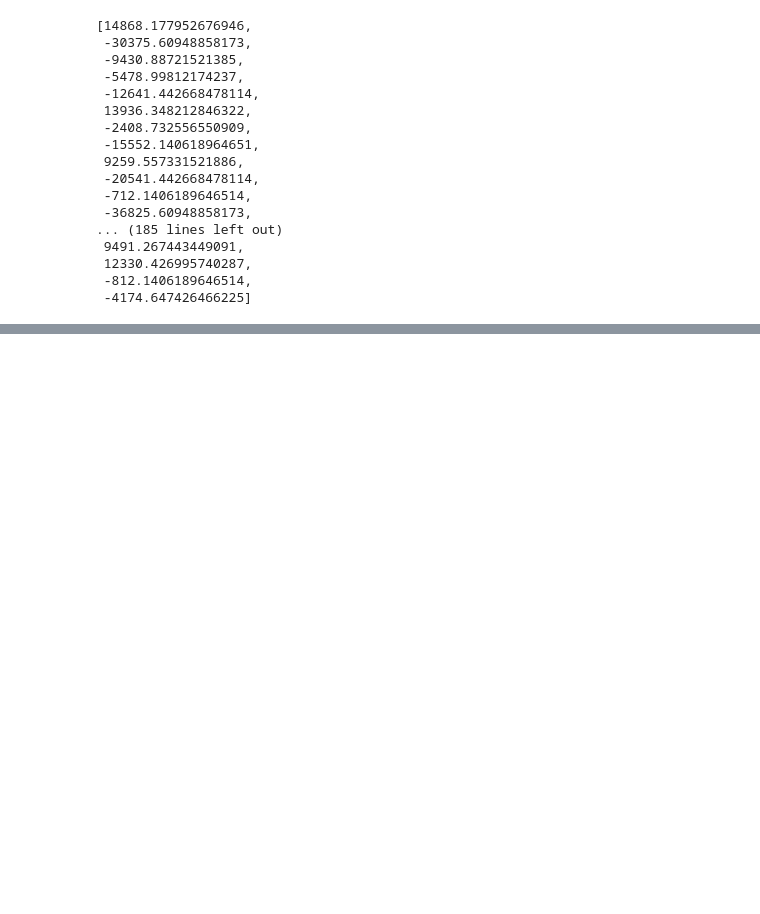
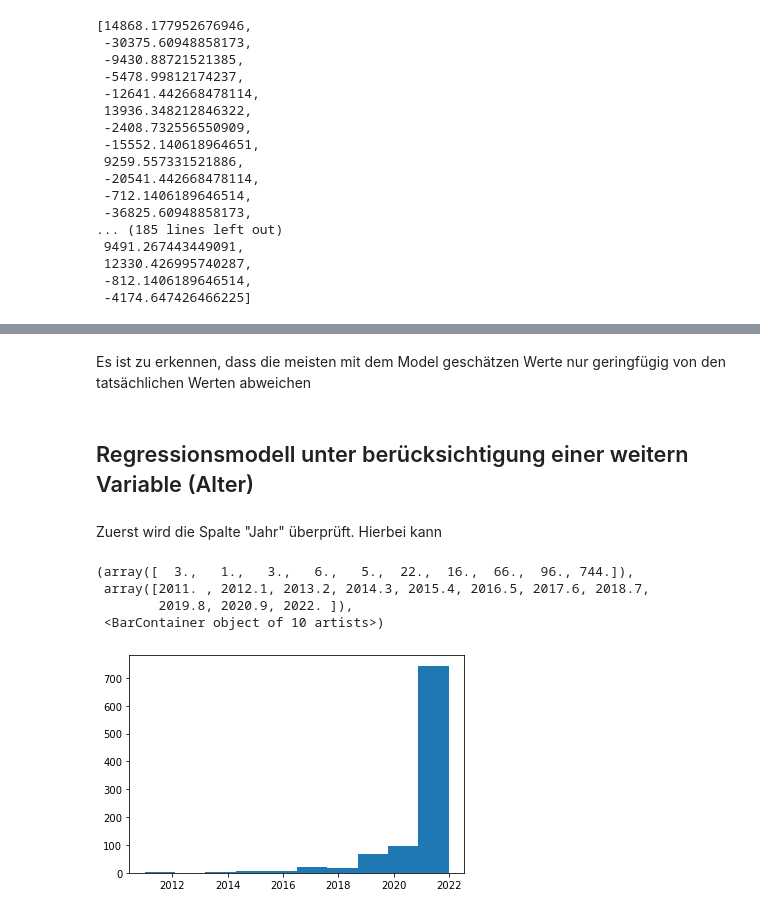
Before and after one commit to jk019/DA_LN_neues_Github, a Jupyter notebook: Analysen/Models.ipynb, the cells around one changed output, grey strips where cells are left out. Cells and saved outputs as stored; diff of their text form; code cells hidden in the pictures; blank space fills up the shorter version.

```diff
--- a/Analysen/Models.ipynb
+++ b/Analysen/Models.ipynb
@@ -211,0 +207,14 @@ n, bins, patches = plt.hist(x=residuals,
+# %% [markdown]
+Es ist zu erkennen, dass die meisten mit dem Model geschätzen Werte nur geringfügig von den tatsächlichen Werten abweichen
+# %% [markdown]
+## Regressionsmodell unter berücksichtigung einer weitern Variable (Alter)
+# %% [markdown]
+Zuerst wird die Spalte "Jahr" überprüft. Hierbei kann
+# %%
+plt.hist(autos_na.jahr)
+# %% [output]
+(array([  3.,   1.,   3.,   6.,   5.,  22.,  16.,  66.,  96., 744.]),
+ array([2011. , 2012.1, 2013.2, 2014.3, 2015.4, 2016.5, 2017.6, 2018.7,
+        2019.8, 2020.9, 2022. ]),
+ <BarContainer object of 10 artists>)
+[figure, added]
```
Also changed, not shown: parts of 9 cells of this notebook.
